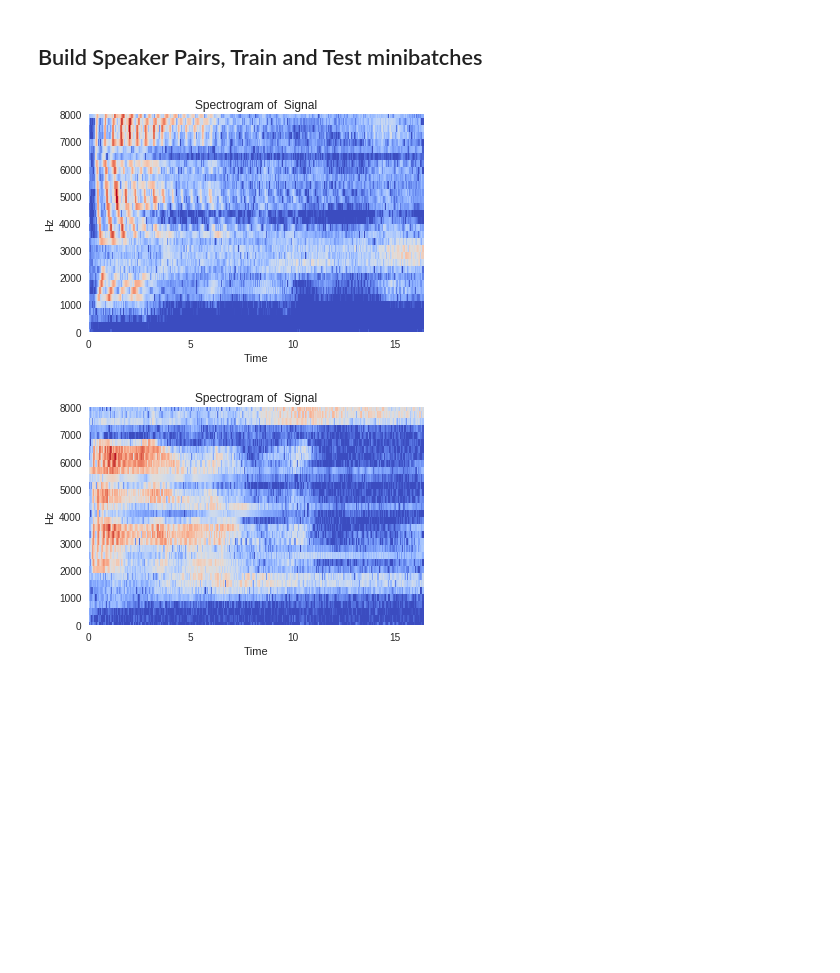
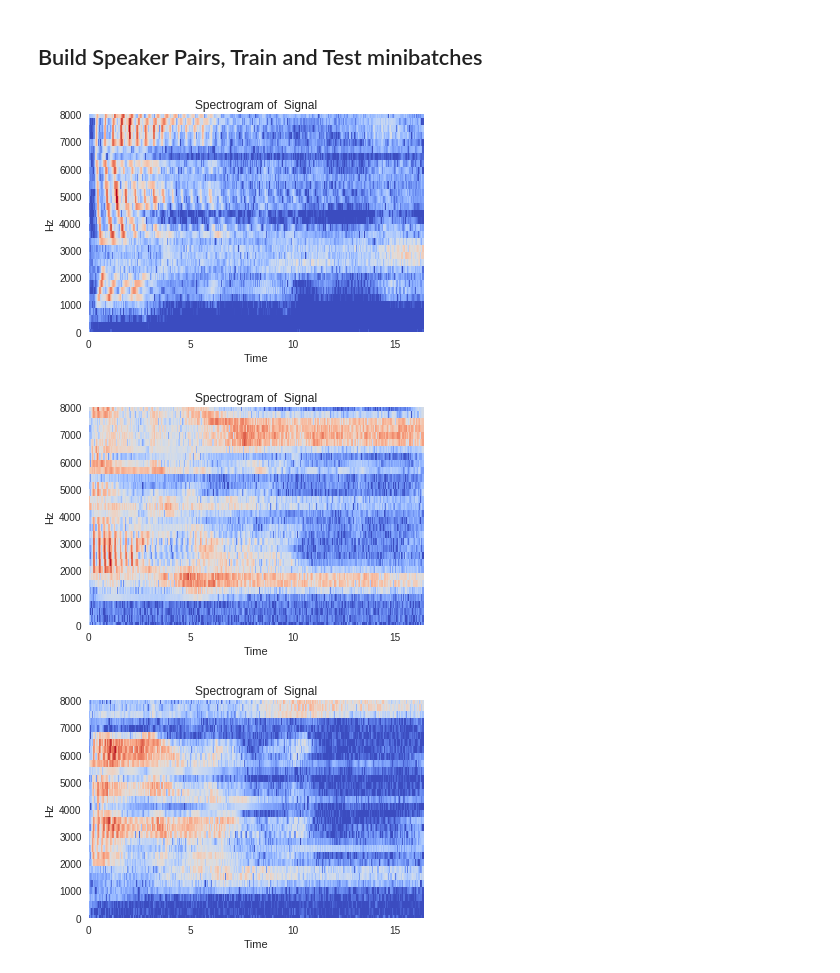
Before and after one commit to mchivuku/deep-learning-e533, a Jupyter notebook: Homework4_Speaker_Verification_System.ipynb, the cells around one changed output. Saved outputs shown, nothing was run; the diff lists cells and outputs as text; code cells hidden in the pictures; blank space fills up the shorter version.

```diff
--- a/Homework4_Speaker_Verification_System.ipynb
+++ b/Homework4_Speaker_Verification_System.ipynb
@@ -177,33 +181,37 @@ def create_pairs(x, speaker_indices, num_speakers = 50, istest = False):
 
   for d in range(num_speakers):
       for i in range(n):
           z1, z2 = x[speaker_indices[d][i]], x[speaker_indices[d][i + 1]]
           stft1, stft2 = convert_to_stft(z1), convert_to_stft(z2)
           if istest:
             pairs += [[abs(stft1[:,:32]).T, abs(stft2[:,:32]).T]]
           else:
             pairs += [[abs(stft1).T, abs(stft2).T]]
 
           inc = random.randrange(1, num_speakers)
           dn = (d + inc) % num_speakers
 
           z1, z2 = x[speaker_indices[d][i]], x[speaker_indices[dn][i]]
           stft3, stft4 = convert_to_stft(z1), convert_to_stft(z2)
 
           if istest:
             pairs += [[abs(stft3[:,:32]).T, abs(stft4[:,:32]).T]]
           else:
             pairs +=[[abs(stft3).T, abs(stft4).T]]
 
           labels += [1, 0]
   return np.array(pairs), np.array(labels)
 
 num_speakers = 50
 speaker_indices = [list(range(speakerindex,500,num_speakers)) for speakerindex in range(num_speakers)]
 train_data, labels = create_pairs(train, speaker_indices)
 plot_spectogram(train_data[0][0])
+plt.show()
+plot_spectogram(train_data[0][1])
+plt.show()
 # %% [output]
 [figure]
+[figure, added]
 # %%
 import random
 class CustomDataLoader(torch.utils.data.Dataset):
```
Also changed, not shown: parts of 4 cells of this notebook.
